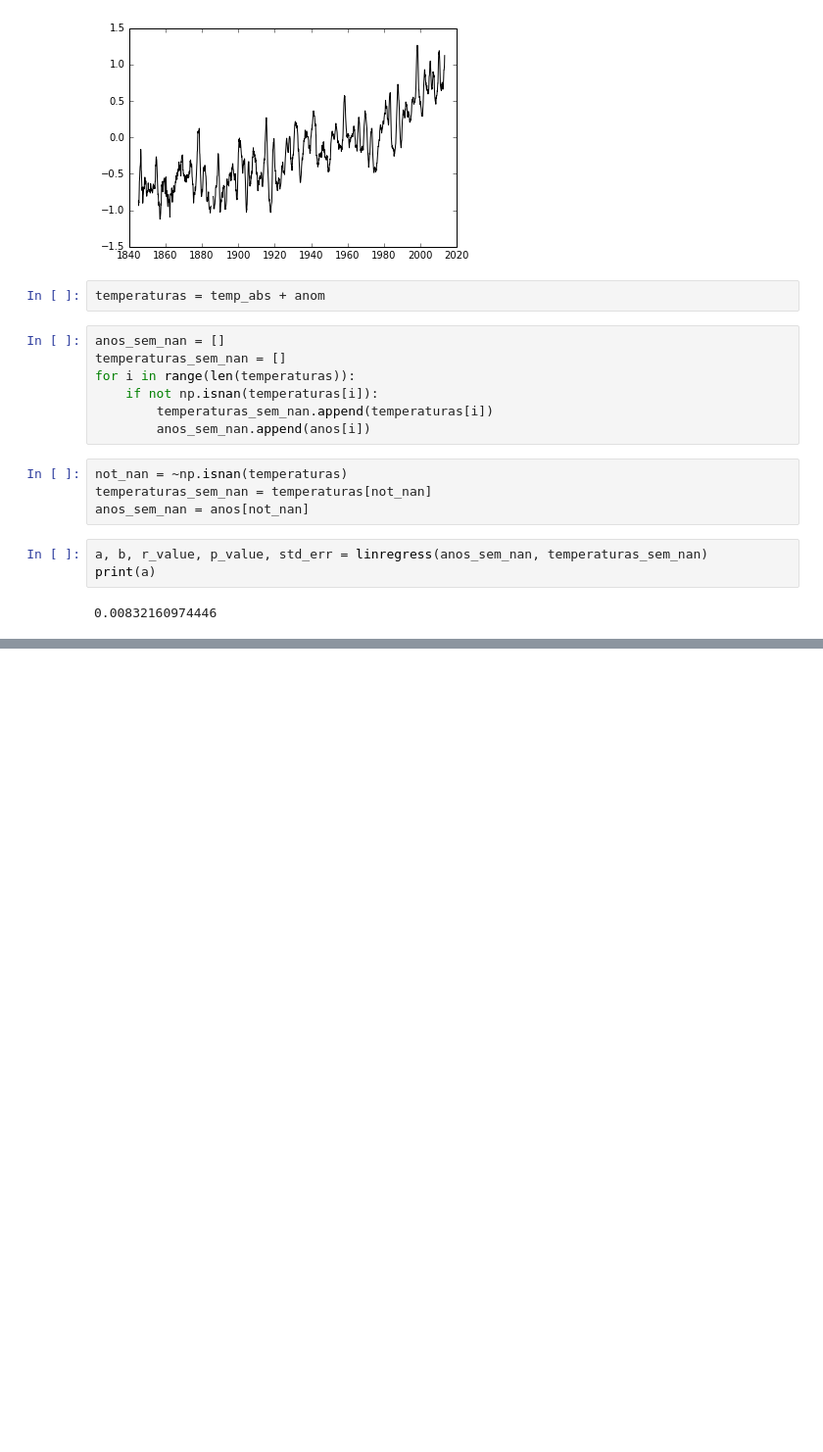
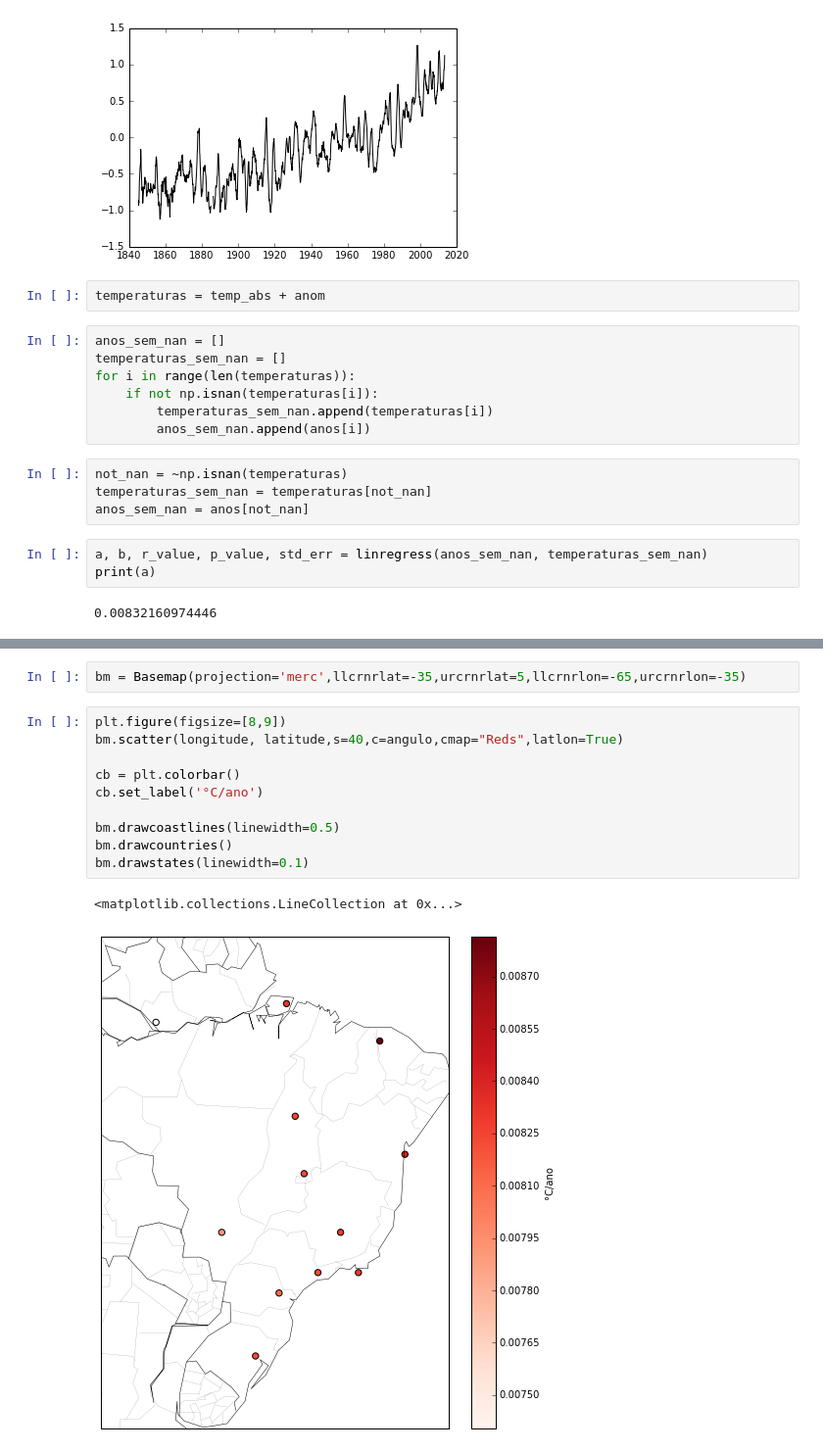
Before and after one commit to mat-esp-2016/capstone-vbdl_final, a Jupyter notebook: capstone.ipynb, the cells around one changed output, grey strips where cells are left out. Shown: that part at 98% size. Cells and saved outputs as stored; diff of their text form; blank space fills up the shorter version.

```diff
--- a/capstone.ipynb
+++ b/capstone.ipynb
@@ -97,3 +139,18 @@ print(a)
+# %%
+bm = Basemap(projection='merc',llcrnrlat=-35,urcrnrlat=5,llcrnrlon=-65,urcrnrlon=-35)
+# %%
+plt.figure(figsize=[8,9])
+bm.scatter(longitude, latitude,s=40,c=angulo,cmap="Reds",latlon=True)
+
+cb = plt.colorbar()
+cb.set_label('°C/ano')
+
+bm.drawcoastlines(linewidth=0.5)
+bm.drawcountries()
+bm.drawstates(linewidth=0.1)
+# %% [output]
+<matplotlib.collections.LineCollection at 0x...>
+[figure, added]
 # %% [markdown]
 **Course website**: https://github.com/mat-esp/about
 
```
Also changed, not shown: parts of 5 cells of this notebook, 1 other file.
